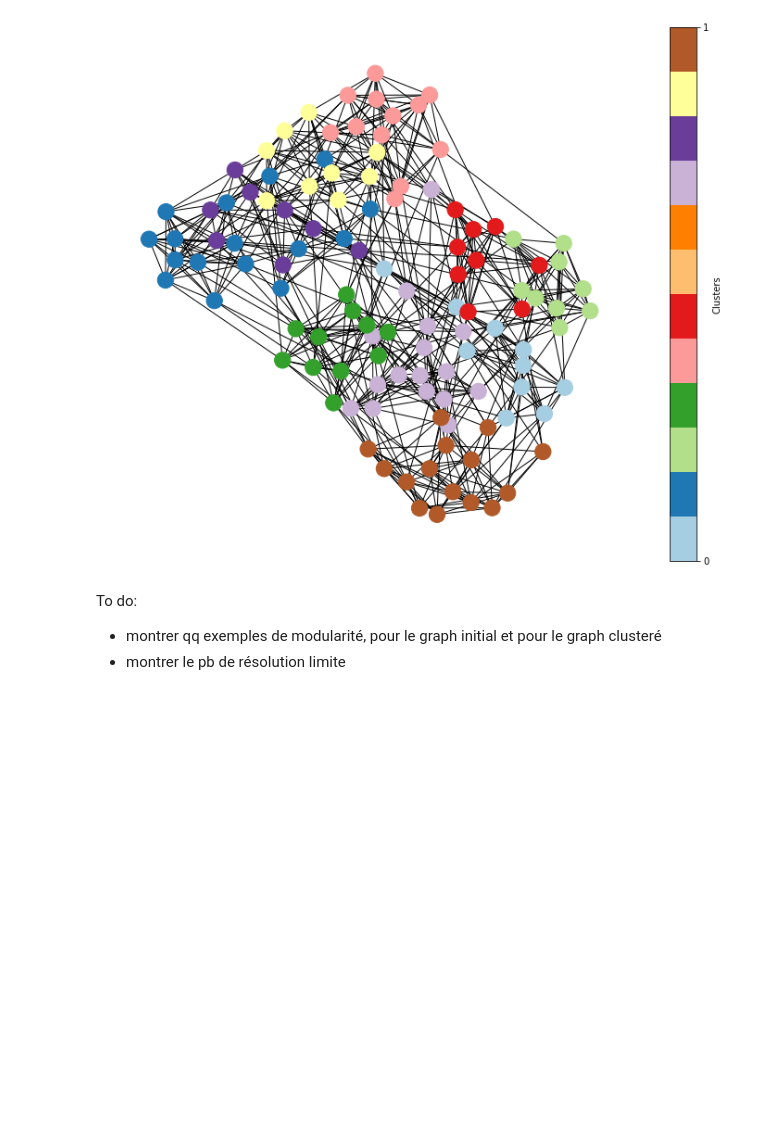
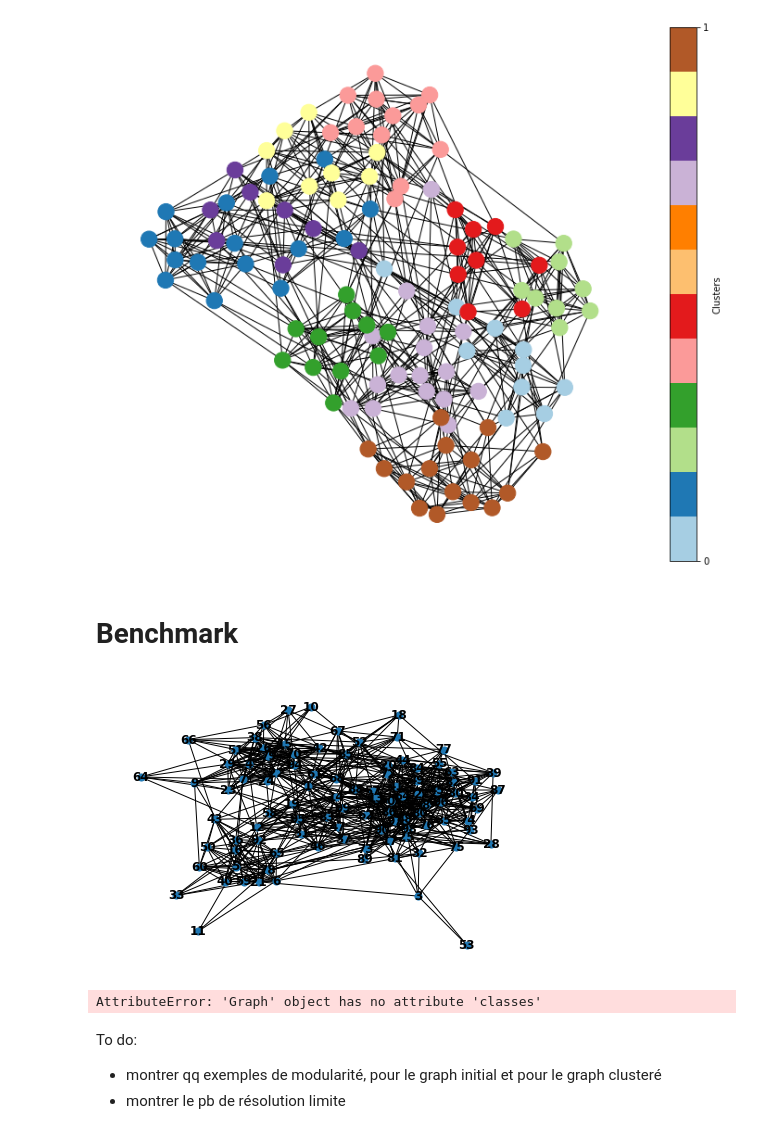
Before and after one commit to chiararov/Graph-Clustering, a Jupyter notebook: modularity.ipynb, the cells around one changed output. Saved outputs shown, nothing was run; the diff lists cells and outputs as text; code cells hidden in the pictures; blank space fills up the shorter version.

```diff
--- a/modularity.ipynb
+++ b/modularity.ipynb
@@ -273,6 +273,20 @@ Nombre de clusters 10
 [figure]
 [figure]
 [figure]
+# %% [markdown]
+# Benchmark
+# %%
+path = "benchmark/benchmark_100_15_2_1_0.4.gml"
+G=nx.read_gml(path)
+pos = nx.spring_layout(G)
+nx.draw(G, pos, with_labels=True, font_weight='bold', node_size=50)
+plt.show()
+# %% [output]
+[figure, added]
+# %%
+G.classes
+# %% [output]
+AttributeError: 'Graph' object has no attribute 'classes'
 # %% [markdown]
 To do:
 - montrer qq exemples de modularité, pour le graph initial et pour le graph clusteré
```
Also changed, not shown: 4 other files.
